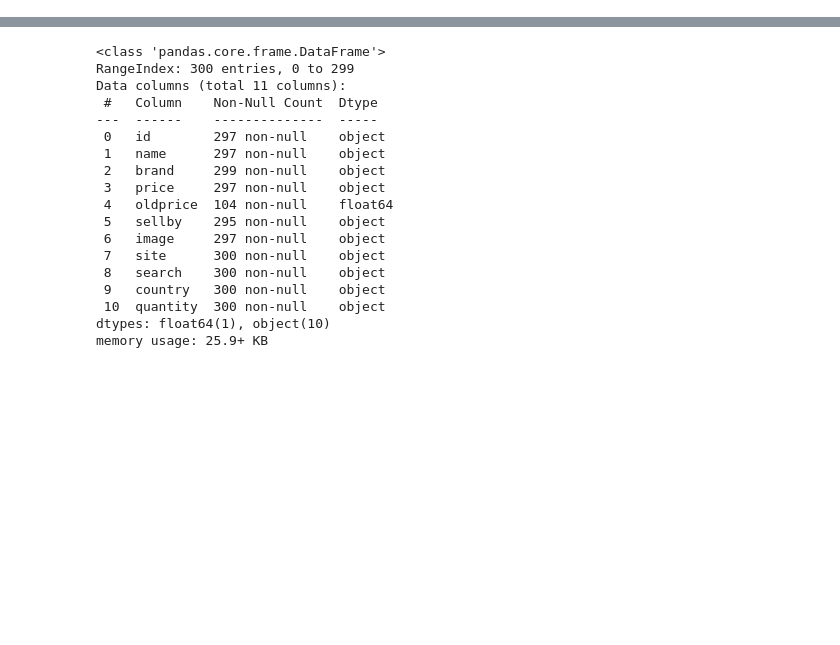
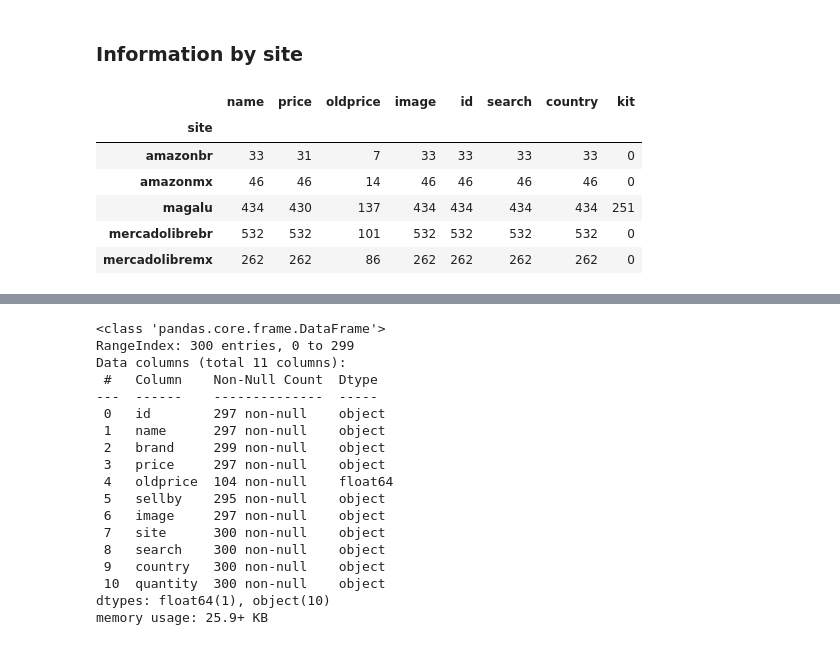
Before and after one commit to Divelia/web-scraping-thomas, a Jupyter notebook: extract_list/merging.ipynb, the cells around one changed output, grey strips where cells are left out. Saved outputs shown, nothing was run; the diff lists cells and outputs as text; code cells hidden in the pictures; blank space fills up the shorter version.

```diff
--- a/extract_list/merging.ipynb
+++ b/extract_list/merging.ipynb
@@ -77,0 +72,12 @@ df.head(10)
+# %% [markdown]
+### Information by site
+# %%
+summary.groupby('site').count()
+# %% [output]
+|  | name | price | oldprice | image | id | search | country | kit |
+| site |  |  |  |  |  |  |  |  |
+| amazonbr | 33 | 31 | 7 | 33 | 33 | 33 | 33 | 0 |
+| amazonmx | 46 | 46 | 14 | 46 | 46 | 46 | 46 | 0 |
+| magalu | 434 | 430 | 137 | 434 | 434 | 434 | 434 | 251 |
+| mercadolibrebr | 532 | 532 | 101 | 532 | 532 | 532 | 532 | 0 |
+| mercadolibremx | 262 | 262 | 86 | 262 | 262 | 262 | 262 | 0 |
```
Also changed, not shown: parts of 11 cells of this notebook, 5 other files.
